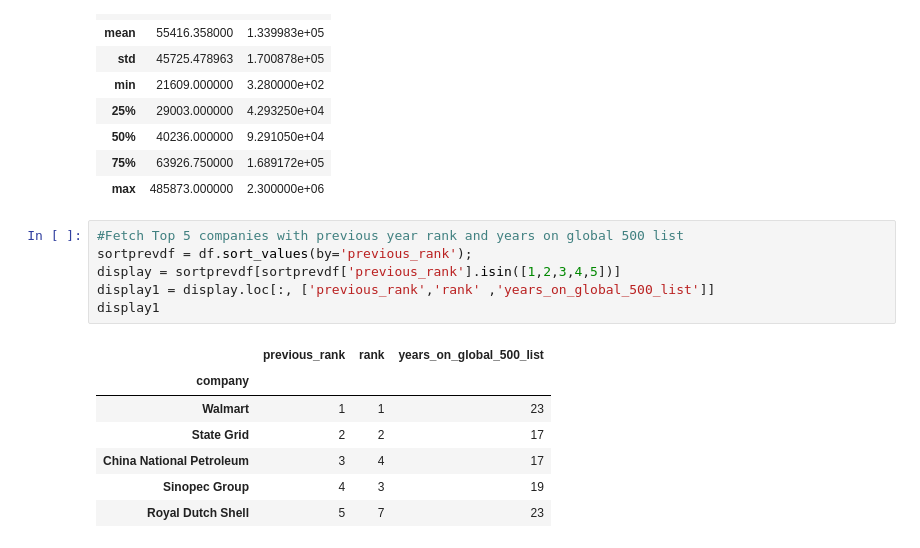
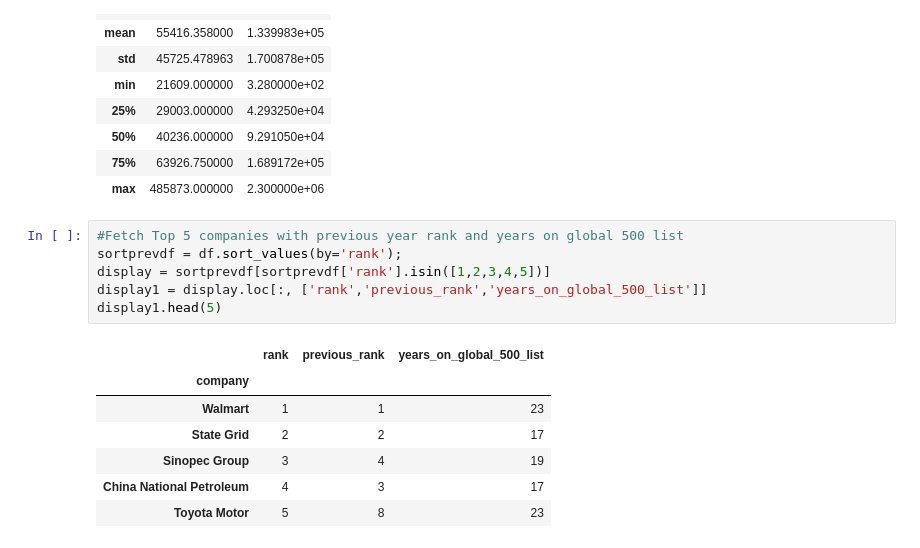
Before and after one commit to satyendra12889/NAG-DataAnalysis-Project, a Jupyter notebook: Evaluation-Fortune500.ipynb, the cells around one changed output. Drawn from its saved outputs; the diff is of its cells as text.

```diff
--- a/Evaluation-Fortune500.ipynb
+++ b/Evaluation-Fortune500.ipynb
@@ -117,17 +91,17 @@ display
 | max | 485873.000000 | 2.300000e+06 |
 # %%
 #Fetch Top 5 companies with previous year rank and years on global 500 list
-sortprevdf = df.sort_values(by='previous_rank');
-display = sortprevdf[sortprevdf['previous_rank'].isin([1,2,3,4,5])]
-display1 = display.loc[:, ['previous_rank','rank' ,'years_on_global_500_list']]
-display1
+sortprevdf = df.sort_values(by='rank');
+display = sortprevdf[sortprevdf['rank'].isin([1,2,3,4,5])]
+display1 = display.loc[:, ['rank','previous_rank','years_on_global_500_list']]
+display1.head(5)
 # %% [output]
-|  | previous_rank | rank | years_on_global_500_list |
+|  | rank | previous_rank | years_on_global_500_list |
 | company |  |  |  |
 | Walmart | 1 | 1 | 23 |
 | State Grid | 2 | 2 | 17 |
-| China National Petroleum | 3 | 4 | 17 |
-| Sinopec Group | 4 | 3 | 19 |
-| Royal Dutch Shell | 5 | 7 | 23 |
+| Sinopec Group | 3 | 4 | 19 |
+| China National Petroleum | 4 | 3 | 17 |
+| Toyota Motor | 5 | 8 | 23 |
 # %%
 #Display Count of companies by location in USA only
```
Also changed, not shown: parts of 9 cells of this notebook, 2 other files.
